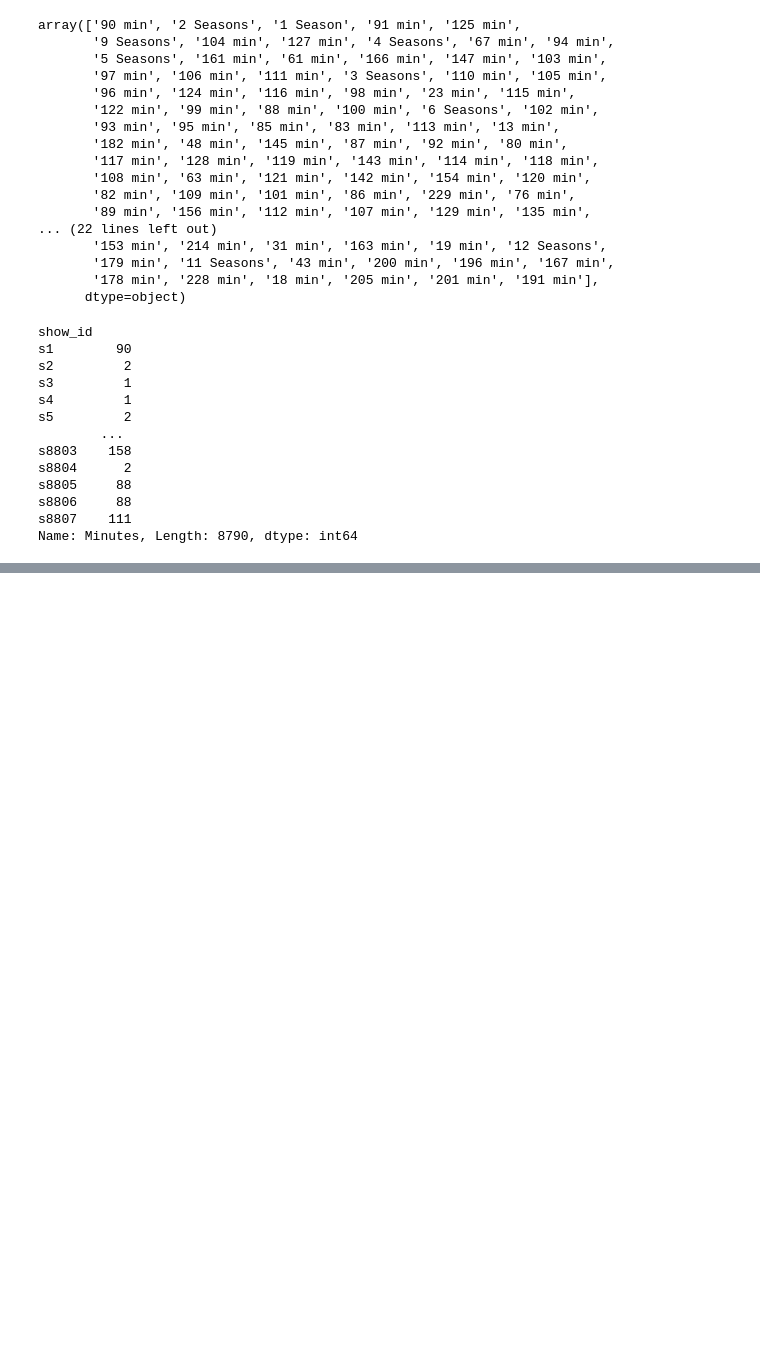
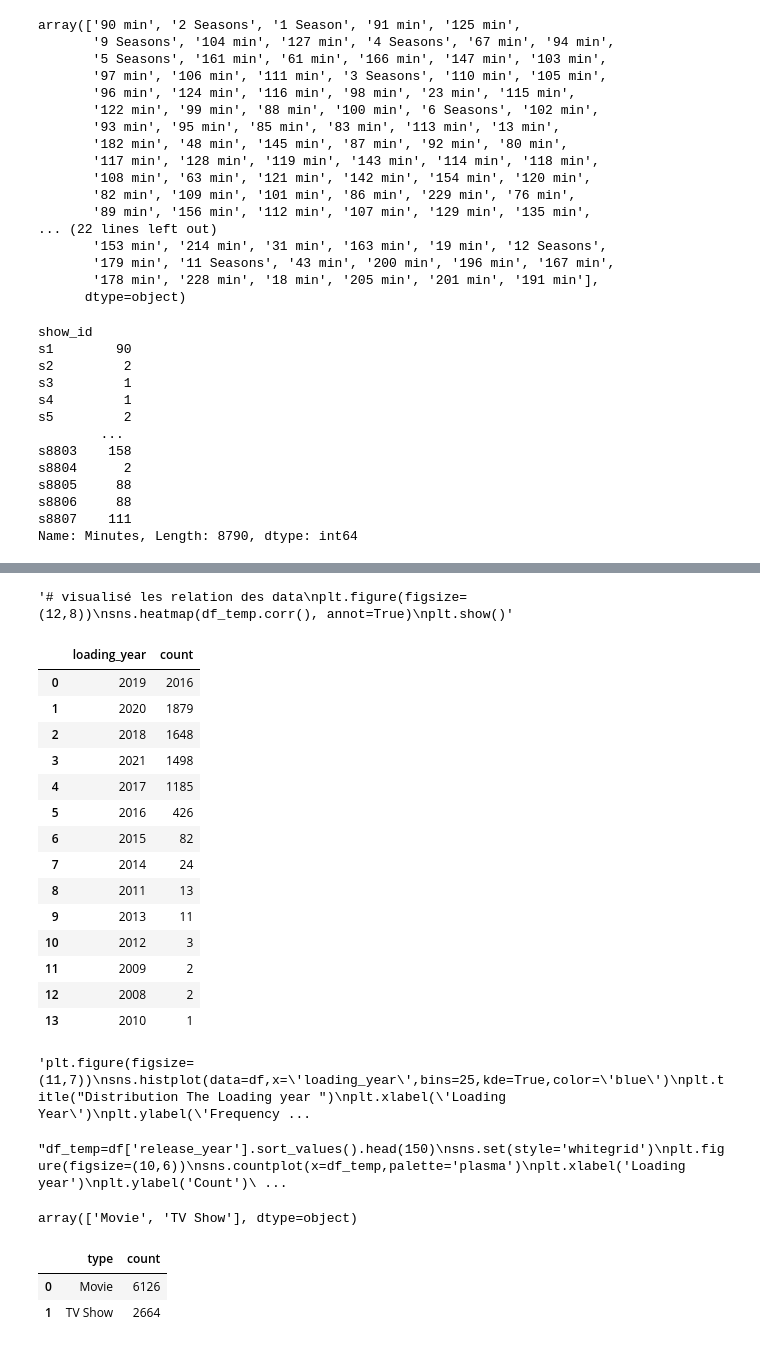
Before and after one commit to HugoB-AS/cautious-fiesta, a Jupyter notebook: Exo_2.ipynb, the cells around one changed output, grey strips where cells are left out. Drawn from its saved outputs; the diff is of its cells as text; code cells hidden in the pictures; blank space fills up the shorter version.

Commit message:
data analysé

```diff
--- a/Exo_2.ipynb
+++ b/Exo_2.ipynb
@@ -277,0 +296,57 @@ Name: Minutes, Length: 8790, dtype: int64
+# %%
+"""# visualisé les relation des data
+plt.figure(figsize=(12,8))
+sns.heatmap(df_temp.corr(), annot=True)
+plt.show()"""
+# %% [output]
+'# visualisé les relation des data\nplt.figure(figsize=(12,8))\nsns.heatmap(df_temp.corr(), annot=True)\nplt.show()'
+# %%
+df['loading_year'].value_counts().reset_index(name='count')
+# %% [output]
+|  | loading_year | count |
+| 0 | 2019 | 2016 |
+| 1 | 2020 | 1879 |
+| 2 | 2018 | 1648 |
+| 3 | 2021 | 1498 |
+| 4 | 2017 | 1185 |
+| 5 | 2016 | 426 |
+| 6 | 2015 | 82 |
+| 7 | 2014 | 24 |
+| 8 | 2011 | 13 |
+| 9 | 2013 | 11 |
+| 10 | 2012 | 3 |
+| 11 | 2009 | 2 |
+| 12 | 2008 | 2 |
+| 13 | 2010 | 1 |
+# %%
+"""plt.figure(figsize=(11,7))
+sns.histplot(data=df,x='loading_year',bins=25,kde=True,color='blue')
+plt.title("Distribution The Loading year ")
+plt.xlabel('Loading Year')
+plt.ylabel('Frequency')
+plt.show()"""
+# %% [output]
+'plt.figure(figsize=(11,7))\nsns.histplot(data=df,x=\'loading_year\',bins=25,kde=True,color=\'blue\')\nplt.title("Distribution The Loading year ")\nplt.xlabel(\'Loading Year\')\nplt.ylabel(\'Frequency ...
+# %%
+"""df_temp=df['release_year'].sort_values().head(150)
+sns.set(style='whitegrid')
+plt.figure(figsize=(10,6))
+sns.countplot(x=df_temp,palette='plasma')
+plt.xlabel('Loading year')
+plt.ylabel('Count')
+plt.title('Distribution The Realease Year')
+plt.xticks(rotation=90)
+plt.show()"""
+# %% [output]
+"df_temp=df['release_year'].sort_values().head(150)\nsns.set(style='whitegrid')\nplt.figure(figsize=(10,6))\nsns.countplot(x=df_temp,palette='plasma')\nplt.xlabel('Loading year')\nplt.ylabel('Count')\ ...
+# %%
+df['type'].unique()
+# %% [output]
+array(['Movie', 'TV Show'], dtype=object)
+# %%
+type_counts=df.groupby('type')['type'].count().reset_index(name='count')
+type_counts
+# %% [output]
+|  | type | count |
+| 0 | Movie | 6126 |
+| 1 | TV Show | 2664 |
```
Also changed, not shown: parts of 2 cells of this notebook.
